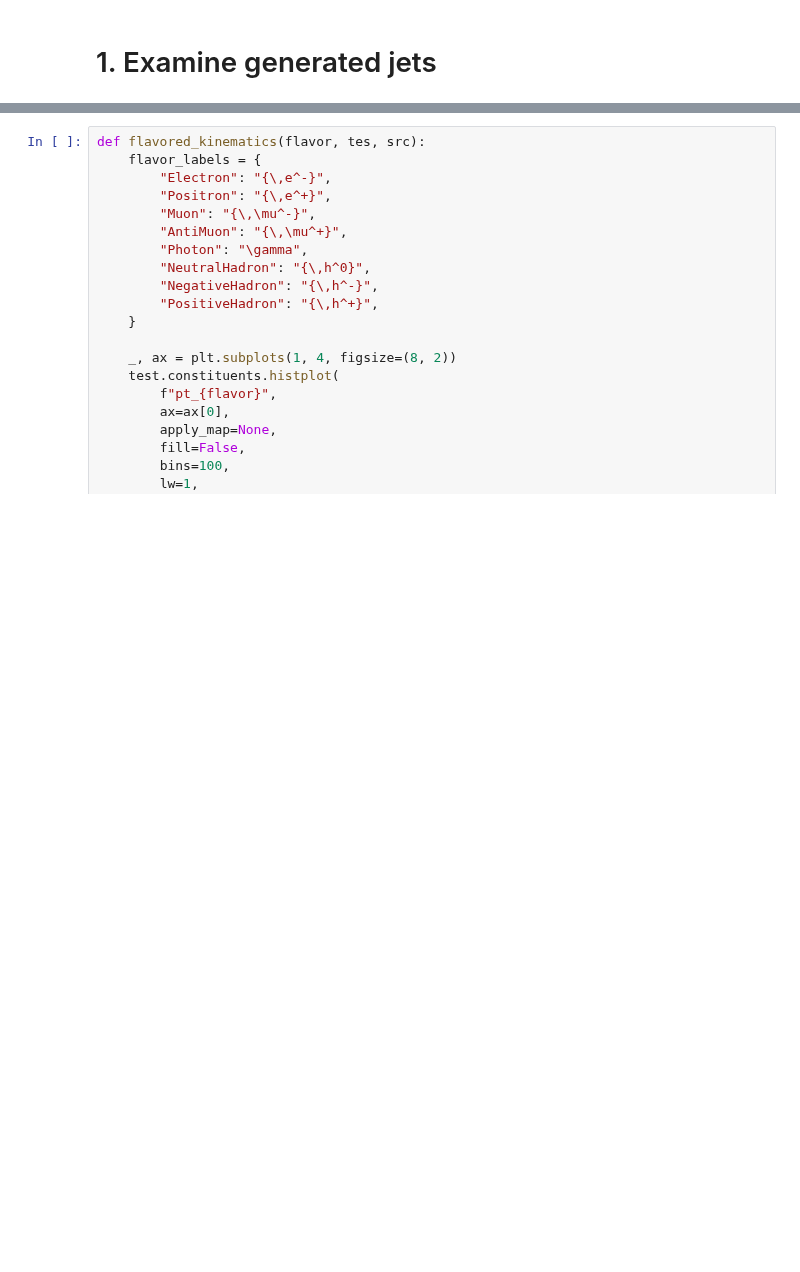
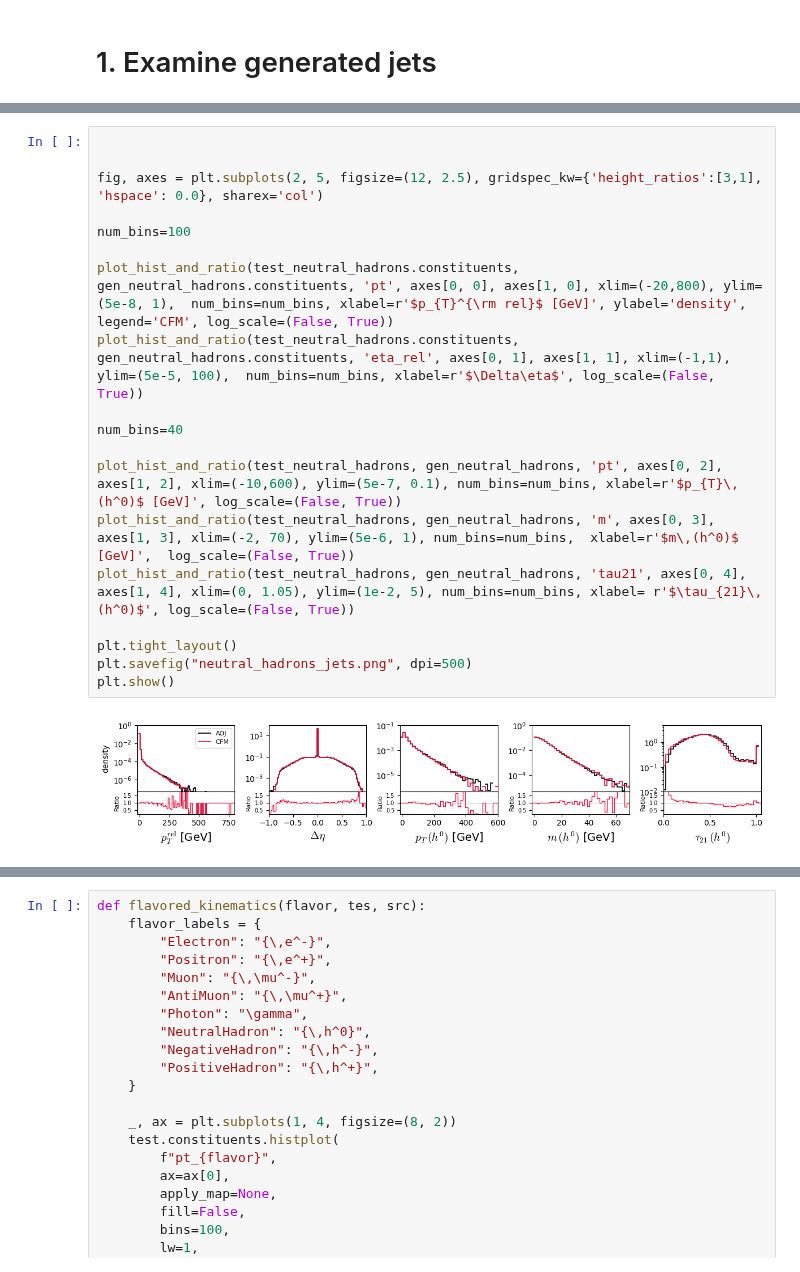
Before and after one commit to dfaroughy/Multimodal-Bridges, a Jupyter notebook: notebooks/data_aoj.ipynb, the cells around one changed output, grey strips where cells are left out. Drawn from its saved outputs; the diff is of its cells as text; blank space fills up the shorter version.

```diff
--- a/notebooks/data_aoj.ipynb
+++ b/notebooks/data_aoj.ipynb
@@ -583,0 +674,21 @@ UserWarning: Tight layout not applied. tight_layout cannot make Axes width small
+# %%
+
+
+fig, axes = plt.subplots(2, 5, figsize=(12, 2.5), gridspec_kw={'height_ratios':[3,1], 'hspace': 0.0}, sharex='col')
+
+num_bins=100
+
+plot_hist_and_ratio(test_neutral_hadrons.constituents, gen_neutral_hadrons.constituents, 'pt', axes[0, 0], axes[1, 0], xlim=(-20,800), ylim=(5e-8, 1),  num_bins=num_bins, xlabel=r'$p_{T}^{\rm rel}$ [GeV]', ylabel='density', legend='CFM', log_scale=(False, True))
+plot_hist_and_ratio(test_neutral_hadrons.constituents, gen_neutral_hadrons.constituents, 'eta_rel', axes[0, 1], axes[1, 1], xlim=(-1,1), ylim=(5e-5, 100),  num_bins=num_bins, xlabel=r'$\Delta\eta$', log_scale=(False, True))
+
+num_bins=40
+
+plot_hist_and_ratio(test_neutral_hadrons, gen_neutral_hadrons, 'pt', axes[0, 2], axes[1, 2], xlim=(-10,600), ylim=(5e-7, 0.1), num_bins=num_bins, xlabel=r'$p_{T}\,(h^0)$ [GeV]', log_scale=(False, True))
+plot_hist_and_ratio(test_neutral_hadrons, gen_neutral_hadrons, 'm', axes[0, 3], axes[1, 3], xlim=(-2, 70), ylim=(5e-6, 1), num_bins=num_bins,  xlabel=r'$m\,(h^0)$ [GeV]',  log_scale=(False, True))
+plot_hist_and_ratio(test_neutral_hadrons, gen_neutral_hadrons, 'tau21', axes[0, 4], axes[1, 4], xlim=(0, 1.05), ylim=(1e-2, 5), num_bins=num_bins, xlabel= r'$\tau_{21}\,(h^0)$', log_scale=(False, True))
+
+plt.tight_layout()
+plt.savefig("neutral_hadrons_jets.png", dpi=500)
+plt.show()
+# %% [output]
+[figure, added]
```
Also changed, not shown: parts of 13 cells of this notebook, 8 other files.
